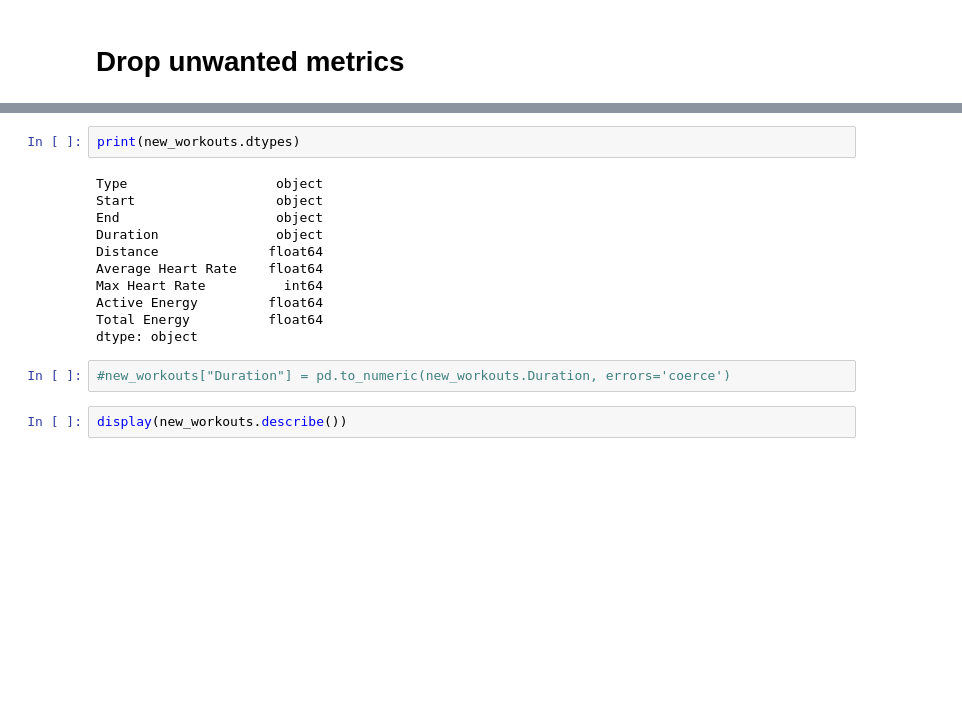
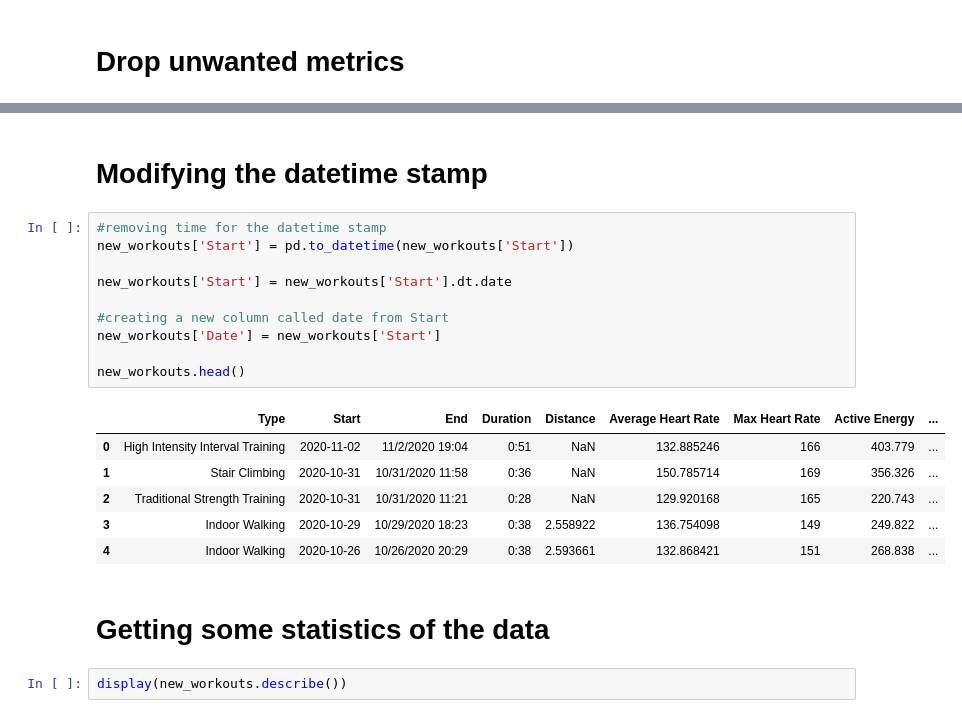
Before and after one commit to ksu-hmi/Apple-Health-Visualization, a Jupyter notebook: Apple Health.ipynb, the cells around one changed output, grey strips where cells are left out. Drawn from its saved outputs; the diff is of its cells as text; blank space fills up the shorter version.

```diff
--- a/Apple Health.ipynb
+++ b/Apple Health.ipynb
@@ -56,18 +42,24 @@ Enter your age 34
-# %%
-print(new_workouts.dtypes)
-# %% [output]
-Type                   object
-Start                  object
-End                    object
-Duration               object
-Distance              float64
-Average Heart Rate    float64
-Max Heart Rate          int64
-Active Energy         float64
-Total Energy          float64
-dtype: object
-# %%
-#new_workouts["Duration"] = pd.to_numeric(new_workouts.Duration, errors='coerce')
+# %% [markdown]
+# Modifying the datetime stamp
+# %%
+#removing time for the datetime stamp
+new_workouts['Start'] = pd.to_datetime(new_workouts['Start'])
+
+new_workouts['Start'] = new_workouts['Start'].dt.date
+
+#creating a new column called date from Start
+new_workouts['Date'] = new_workouts['Start']
+
+new_workouts.head()
+# %% [output]
+|  | Type | Start | End | Duration | Distance | Average Heart Rate | Max Heart Rate | Active Energy | ... |
+| 0 | High Intensity Interval Training | 2020-11-02 | 11/2/2020 19:04 | 0:51 | NaN | 132.885246 | 166 | 403.779 | ... |
+| 1 | Stair Climbing | 2020-10-31 | 10/31/2020 11:58 | 0:36 | NaN | 150.785714 | 169 | 356.326 | ... |
+| 2 | Traditional Strength Training | 2020-10-31 | 10/31/2020 11:21 | 0:28 | NaN | 129.920168 | 165 | 220.743 | ... |
+| 3 | Indoor Walking | 2020-10-29 | 10/29/2020 18:23 | 0:38 | 2.558922 | 136.754098 | 149 | 249.822 | ... |
+| 4 | Indoor Walking | 2020-10-26 | 10/26/2020 20:29 | 0:38 | 2.593661 | 132.868421 | 151 | 268.838 | ... |
+# %% [markdown]
+# Getting some statistics of the data
 # %%
 display(new_workouts.describe())
 # %% [output]
```
Also changed, not shown: parts of 23 cells of this notebook.
